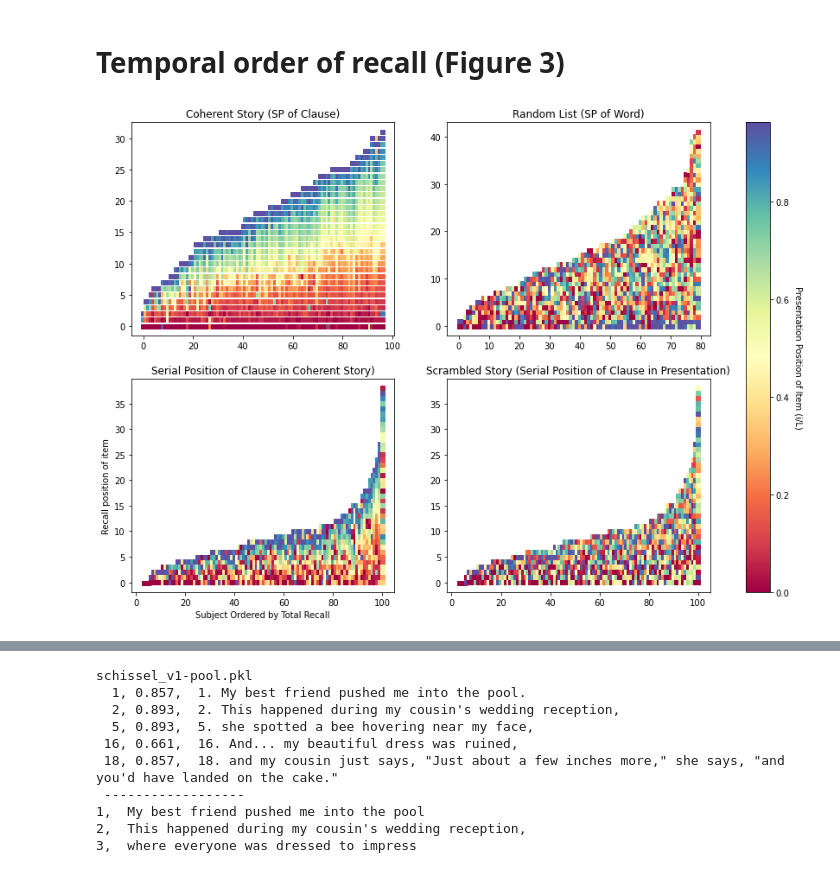
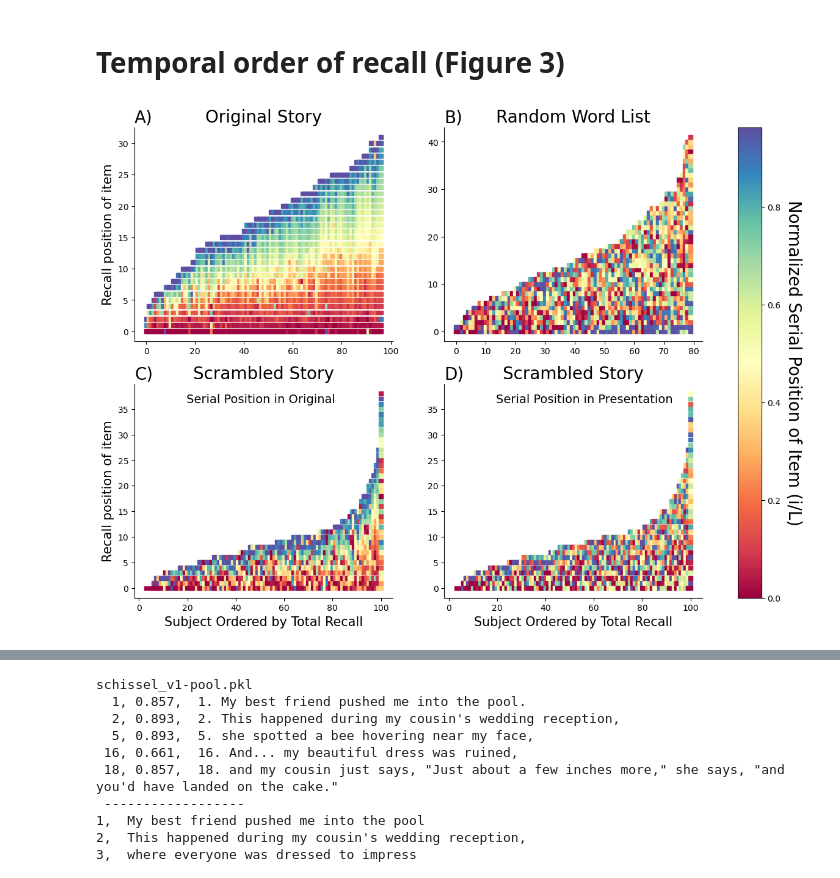
Before and after one commit to mkatkov/llm-narrative-analysis, a Jupyter notebook: paper_figures.ipynb, the cells around one changed output, grey strips where cells are left out. Drawn from its saved outputs; the diff is of its cells as text; code cells hidden in the pictures.

```diff
--- a/paper_figures.ipynb
+++ b/paper_figures.ipynb
@@ -16,10 +16,14 @@ human scores are stored in separate files each file represent a pandas data seri
 human_scores = {}
 for k in range(1,4):
       human_scores[k]= pd.read_pickle( f'data/recall_scores/panic_fine44_a{k}.pkl')
+
 #reading evaluated story segmentation
 panic_segmentation=pd.read_pickle('data/recall_scores/panic_segmentation.pkl')['fine44']
-# reading GPT-4 scores
+
+# reading gpt-4, gpt-3, and gpt-3.5 scores
 gpt_scores = pd.read_pickle("data/recall_scores/panic_fine44_prompt0_gpt-4-0613_set1.pkl")
+gpt_scores_davinci = pd.read_pickle('data/recall_scores/panic_fine44_prompt0_text-davinci-003_set1.pkl')
+gpt_scores_turbo = pd.read_pickle('data/recall_scores/panic_fine44_prompt0_gpt-3.5-turbo-0613_set1.pkl')
 # %% [markdown]
 # Recall Analysis
 
@@ -80,6 +84,8 @@ human_hit_min = np.min(human_data,axis = 0)
 human_hit_max = np.max(human_data,axis = 0)
 
 gpt_hit_1 = get_hit_matrix(gpt_scores,panic_segmentation)
+gpt_hit_davinci = get_hit_matrix(gpt_scores_davinci,panic_segmentation)
+gpt_hit_turbo = get_hit_matrix(gpt_scores_turbo,panic_segmentation)
 # %% [markdown]
 # Reliability of GPT-4 scoring recall (Figure 1)
 
@@ -499,7 +594,7 @@ for f in files_in_folder('compiled_data', '.pkl'):
 # %%
 #these stories are excluded for fitting purposes
 
-exclude_set = ['panic','biker','hester_v2-church-scrambled','boyscout-scrambled','triplett_v1-rookie-scrambled','stein-scrambled']
+exclude_set = ['panic','hester_v2-church-scrambled','boyscout-scrambled','triplett_v1-rookie-scrambled','stein-scrambled']
 
 
 #these the scrambled stories
@@ -723,14 +806,17 @@ order_list +=[np.array(word_recall,dtype = object)]
 story_name +=['random list']
 max_len +=[128]
 # %%
-fn = 'data/compiled_data/hester_v2-church-scrambled.pkl'
+
+story_file = 'hester_v2-church-scrambled.pkl'
+fn = 'data/compiled_data/'+story_file
 dataset_scram = pd.read_pickle(fn)
 scramble_map = np.array(dataset_scram['scramble_map'])
 clause_map = scramble_map+1
 #hester-ordered_list
 #hester-scrambled data is
 
-seq_list = order_list[8]
+story_index = np.argwhere(np.array(story_name)==story_file).item()
+seq_list = order_list[story_index]
 serial_seq_list = []
 for i in range(len(seq_list)):
     seq = seq_list[i]
@@ -742,10 +828,10 @@ for i in range(len(seq_list)):
 
 serial_seq_list = np.array(serial_seq_list,dtype = object)
 # %%
-_id = 2;  #Coherent Storyselect Id of story above
-_id2 = 15  #random list
+_id = np.argwhere(np.array(story_name)=='hester_v2-church.pkl').item()  #Coherent Story
+_id2 = np.argwhere(np.array(story_name)=='random list').item() #random list
 
-_id3 = 8
+_id3 = np.argwhere(np.array(story_name)=='hester_v2-church-scrambled.pkl').item() # scrambled story
 
 marker_size = 25
 num_legend_elements = 5;
@@ -807,6 +893,11 @@ idx_r_tot4 = np.argsort(r_tot4)[:]
 _r4 = _r4[idx_r_tot4]
 
 
+
+
+
+
+
 fig, ax = plt.subplots(2,2,figsize = (dimX,dimY))
 
 
@@ -817,64 +908,71 @@ for k in range(len(_r)):
     ys = (np.array(_r[k])-1)/(max_len[_id]-1)
     scatter1 = ax[0,0].scatter(x,y,c = ys,s = marker_size,marker = 's',cmap = 'Spectral')
 
-#legend1 = ax[0,0].legend(*scatter1.legend_elements(num = num_legend_elements),title="Serial Position of Clause (i/L)")
-#ax[0,0].add_artist(legend1)
-
 for k in range(len(_r2)):
     x = [k for i in range(len(_r2[k]))]
     y=[i for i in range(len(_r2[k]))]
     ys = (np.array(_r2[k])-1)/(max_len[_id2]-1)
     scatter2 = ax[0,1].scatter(x,y,c = ys,s = marker_size,marker = 's',cmap = 'Spectral')
 
-#legend2 = ax[0,1].legend(*scatter2.legend_elements(num = num_legend_elements),title="Serial Position of Word in Presentation (i/L)")
-#ax[0,1].add_artist(legend2)
-
-
 for k in range(len(_r3)):
     x = [k for i in range(len(_r3[k]))]
     y=[i for i in range(len(_r3[k]))]
     ys = (np.array(_r3[k])-1)/(max_len[_id3]-1)
     scatter3 = ax[1,0].scatter(x,y,c = ys,s = marker_size,marker = 's',cmap = 'Spectral')
-
-#legend3 = ax[1,0].legend(*scatter3.legend_elements(num = num_legend_elements),title="Serial Position in Original (i/L)")
-#ax[1,0].add_artist(legend3)
 
 
 for k in range(len(_r4)):
     x = [k for i in range(len(_r4[k]))]
     y=[i for i in range(len(_r4[k]))]
     ys = (np.array(_r4[k])-1)/(max_len[_id3]-1)
     scatter4 = ax[1,1].scatter(x,y,c = ys,s = marker_size,marker = 's',cmap = 'Spectral')
 
-#cax = fig.add_axes([0.27, 0.8, 0.5, 0.05])
-#fig.colorbar(scatter1, cax = cax, ticks=[range(0, 100, 10)],orientation='vertical')
 
-#legend4 = ax[1,1].legend(*scatter4.legend_elements(num = num_legend_elements),title="Serial Position in Presention (i/L)")
-#ax[1,1].add_artist(legend4)
+
+ax[0,0].set_title('Original Story',fontsize = 20)
+ax[0,0].set_title('A)',  loc='left',fontsize = 20)
+
+ax[0,1].set_title('Random Word List',fontsize = 20)
+ax[0,1].set_title('B)',  loc='left',fontsize = 20)
+
+ax[1,0].set_title('Scrambled Story',fontsize = 20)
+ax[1,0].set_title('C)',  loc='left',fontsize = 20)
+
+
+ax[1,1].set_title('Scrambled Story',fontsize = 20)
+ax[1,1].set_title('D)',  loc='left',fontsize = 20)
+
+
+ax[1,1].set_xlabel('Subject Ordered by Total Recall',fontsize =15)
+ax[1,0].set_xlabel('Subject Ordered by Total Recall',fontsize = 15)
+ax[1,0].set_ylabel('Recall position of item',fontsize = 15)
+
+ax[0,0].set_ylabel('Recall position of item',fontsize = 15)
 
 
 
-ax[0,0].set_title('Coherent Story (SP of Clause)')
-
-ax[0,1].set_title('Random List (SP of Word)')
 
 
-ax[1,0].set_title('Serial Position of Clause in Coherent Story)')
-ax[1,1].set_title('Scrambled Story (Serial Position of Clause in Presentation)')
+
+# place a text box in upper left in axes coords
+ax[1,0].text(19.5, 38.05, 'Serial Position in Original', fontsize=14,
+        verticalalignment='top')
+
+ax[1,1].text(19.5, 38.05, 'Serial Position in Presentation', fontsize=14,
+        verticalalignment='top')
 
 
-ax[1,0].set_xlabel('Subject Ordered by Total Recall')
-ax[1,0].set_ylabel('Recall position of item')
-#plt.ylabel('Recall Sequence')
+for k in range(2):
+    for j in range(2):
+        ax[k,j].spines['top'].set_visible(False)
+        ax[k,j].spines['right'].set_visible(False)
 
 cbar = fig.colorbar(scatter4, ax=ax,orientation = 'vertical')
 
-cbar.set_label('Presentation Position of Item (i/L)', rotation=270,labelpad = 15)
+cbar.set_label('Normalized Serial Position of Item (i/L)', rotation=270,labelpad = 25,fontsize = 20)
 
 
-#plt.xlabel('subject ordered by total recall')
-#plt.ylabel('Recall position')
-plt.savefig('figs/recall_sequence_narrative_vs_list.png')
+#plt.savefig('figs/recall_sequence_narrative_vs_list.pdf',bbox_inches='tight')
 plt.show()
 # %% [output]
-[figure, old version]
+[figure, new version]
```
Also changed, not shown: parts of 25 cells of this notebook, 2 other files.
